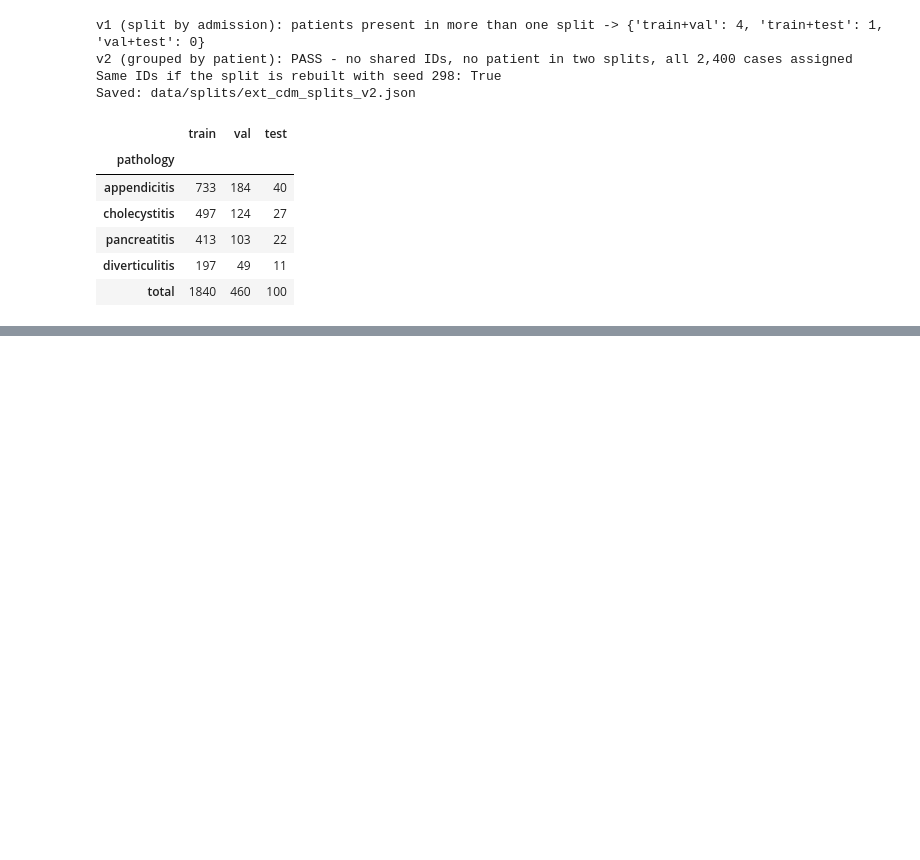
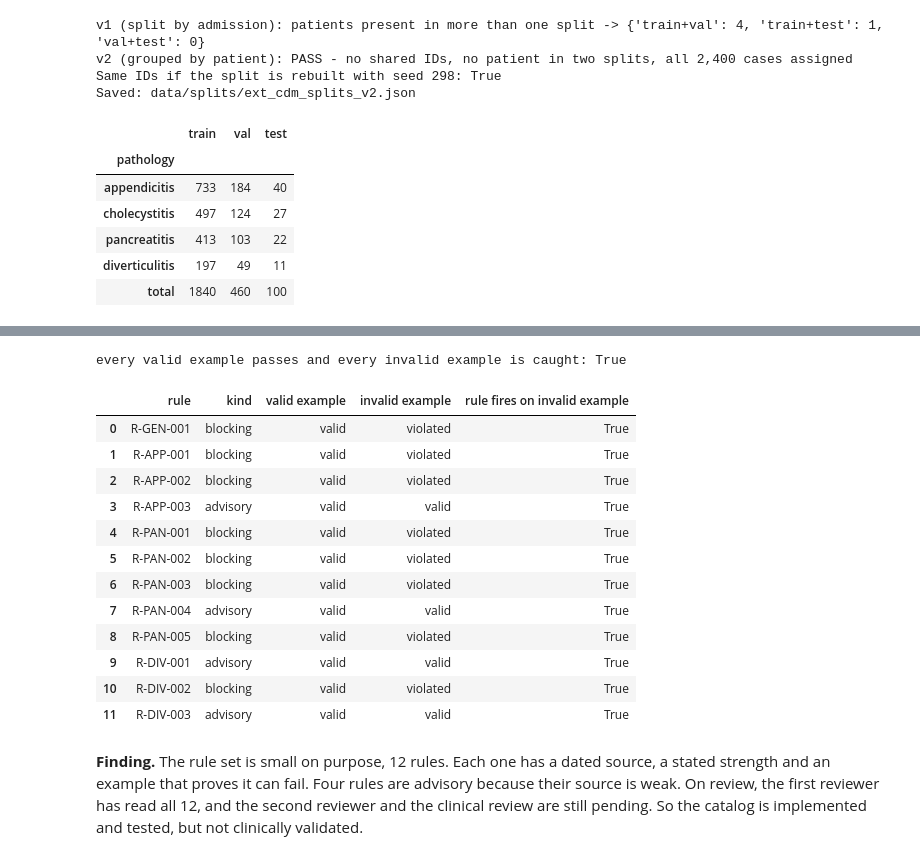
Before and after one commit to Akashkumarsenthil/Clinical-Discharge-Treatment-Plan-Verification, a Jupyter notebook: notebooks/data_pipeline_demo.ipynb, the cells around one changed output, grey strips where cells are left out. Saved outputs shown, nothing was run; the diff lists cells and outputs as text; code cells hidden in the pictures; blank space fills up the shorter version.

```diff
--- a/notebooks/data_pipeline_demo.ipynb
+++ b/notebooks/data_pipeline_demo.ipynb
@@ -697,0 +1002,30 @@ Saved: data/splits/ext_cdm_splits_v2.json
+# %%
+checks = []
+for r in catalog:
+    good, bad = verify(r.valid_example, [r]), verify(r.invalid_example, [r])
+    # a blocking rule must turn the plan invalid; an advisory rule must only be reported in `advisory`
+    flagged = (r.id in bad.advisory) if r.advisory else (r.id in bad.blocking)
+    checks.append({"rule": r.id, "kind": "advisory" if r.advisory else "blocking",
+                   "valid example": good.status, "invalid example": bad.status,
+                   "rule fires on invalid example": flagged})
+check_table = pd.DataFrame(checks)
+print("every valid example passes and every invalid example is caught:",
+      bool((~check_table["valid example"].eq("violated")).all() and check_table["rule fires on invalid example"].all()))
+check_table
+# %% [output]
+every valid example passes and every invalid example is caught: True
+|  | rule | kind | valid example | invalid example | rule fires on invalid example |
+| 0 | R-GEN-001 | blocking | valid | violated | True |
+| 1 | R-APP-001 | blocking | valid | violated | True |
+| 2 | R-APP-002 | blocking | valid | violated | True |
+| 3 | R-APP-003 | advisory | valid | valid | True |
+| 4 | R-PAN-001 | blocking | valid | violated | True |
+| 5 | R-PAN-002 | blocking | valid | violated | True |
+| 6 | R-PAN-003 | blocking | valid | violated | True |
+| 7 | R-PAN-004 | advisory | valid | valid | True |
+| 8 | R-PAN-005 | blocking | valid | violated | True |
+| 9 | R-DIV-001 | advisory | valid | valid | True |
+| 10 | R-DIV-002 | blocking | valid | violated | True |
+| 11 | R-DIV-003 | advisory | valid | valid | True |
+# %% [markdown]
+**Finding.** The rule set is small on purpose, 12 rules. Each one has a dated source, a stated strength and an example that proves it can fail. Four rules are advisory because their source is weak. On review, the first reviewer has read all 12, and the second reviewer and the clinical review are still pending. So the catalog is implemented and tested, but not clinically validated.
```
Also changed, not shown: parts of 28 cells of this notebook, 2 other files.
